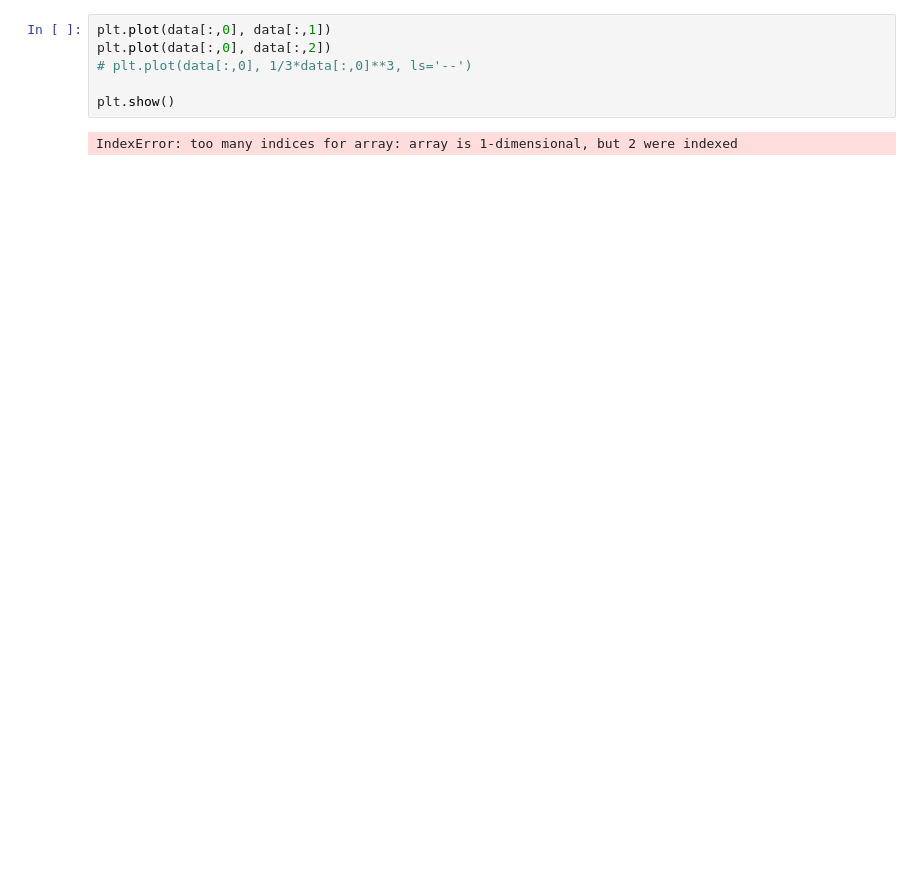
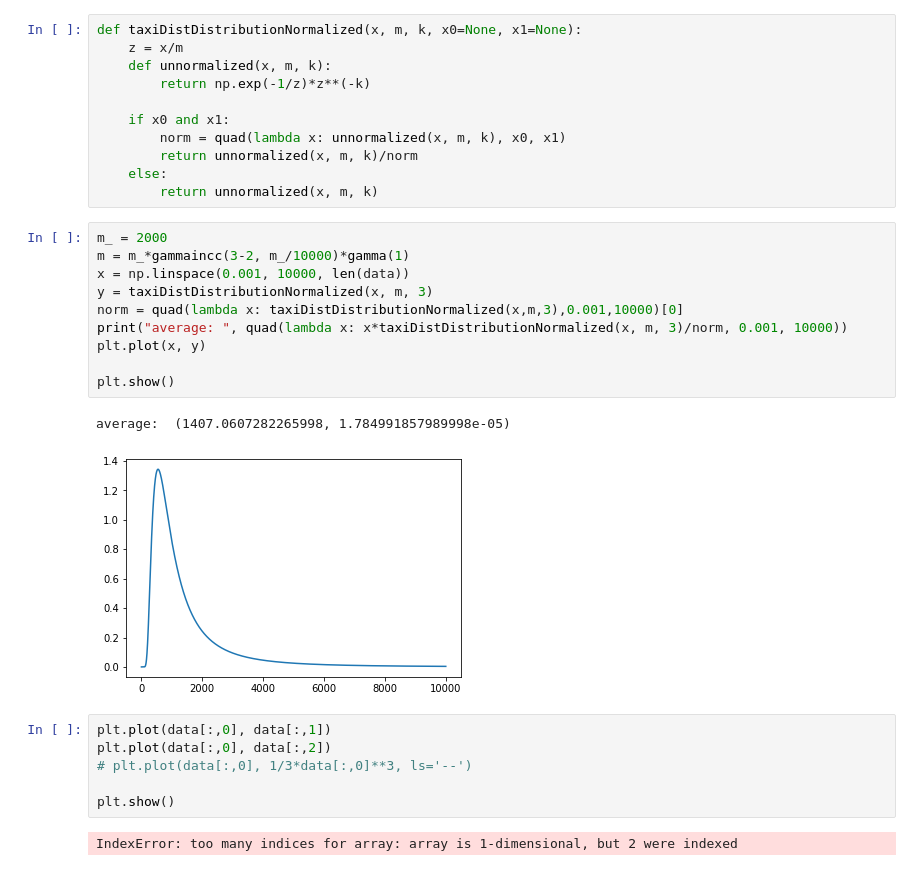
Before and after one commit to poss-group/matsim-bimodal-1, a Jupyter notebook: python_analysis/CheckJavaSampler.ipynb, the cells around one changed output. Drawn from its saved outputs; the diff is of its cells as text; blank space fills up the shorter version.

```diff
--- a/python_analysis/CheckJavaSampler.ipynb
+++ b/python_analysis/CheckJavaSampler.ipynb
@@ -14,3 +23,27 @@ plt.show()
+# %%
+def taxiDistDistributionNormalized(x, m, k, x0=None, x1=None):
+    z = x/m
+    def unnormalized(x, m, k):
+        return np.exp(-1/z)*z**(-k)
+
+    if x0 and x1:
+        norm = quad(lambda x: unnormalized(x, m, k), x0, x1)
+        return unnormalized(x, m, k)/norm
+    else:
+        return unnormalized(x, m, k)
+# %%
+m_ = 2000
+m = m_*gammaincc(3-2, m_/10000)*gamma(1)
+x = np.linspace(0.001, 10000, len(data))
+y = taxiDistDistributionNormalized(x, m, 3)
+norm = quad(lambda x: taxiDistDistributionNormalized(x,m,3),0.001,10000)[0]
+print("average: ", quad(lambda x: x*taxiDistDistributionNormalized(x, m, 3)/norm, 0.001, 10000))
+plt.plot(x, y)
+
+plt.show()
+# %% [output]
+average:  (1407.0607282265998, 1.784991857989998e-05)
+[figure, added]
 # %%
 plt.plot(data[:,0], data[:,1])
 plt.plot(data[:,0], data[:,2])
```
Also changed, not shown: parts of 4 cells of this notebook, 32 other files.
